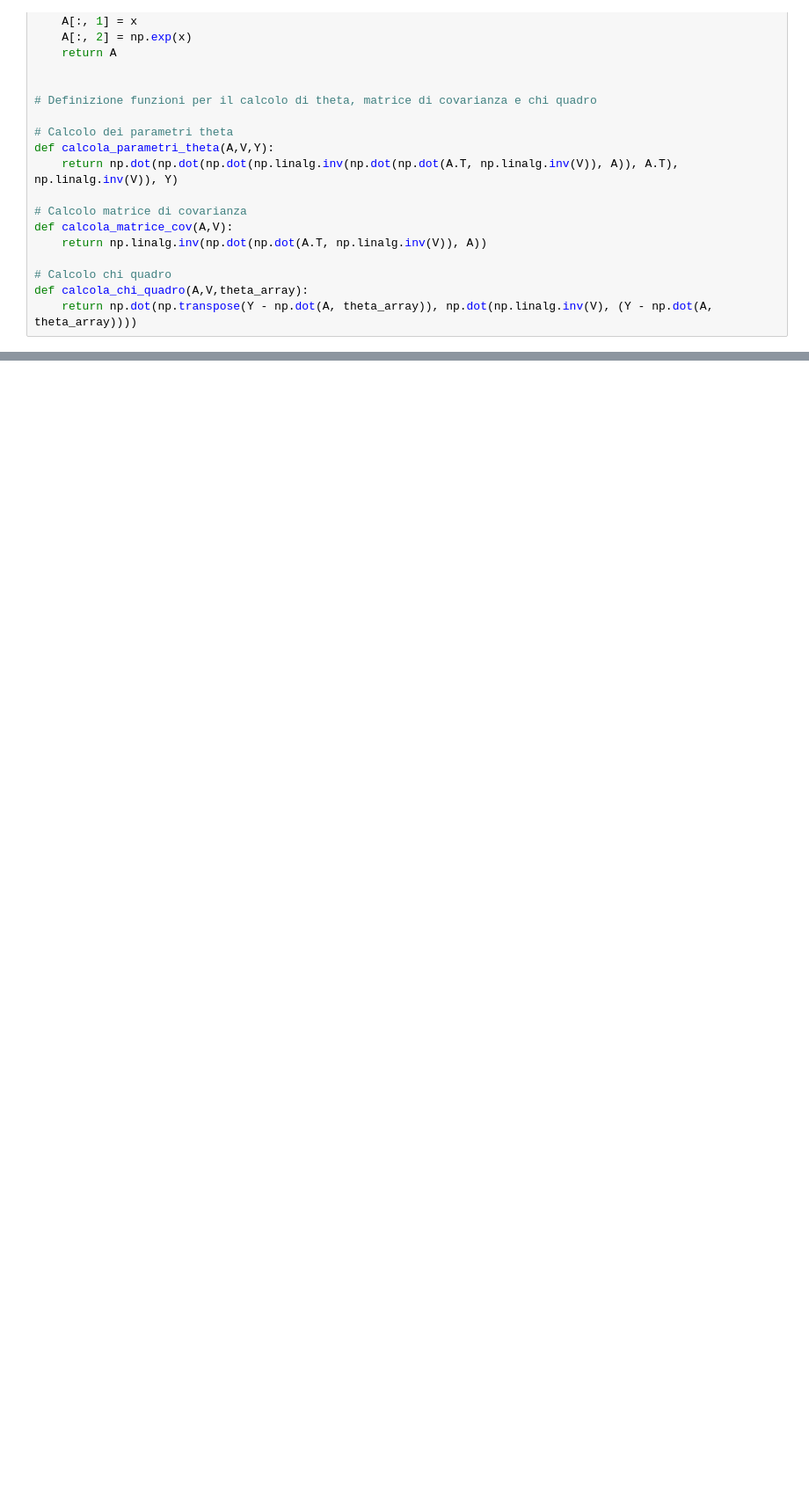
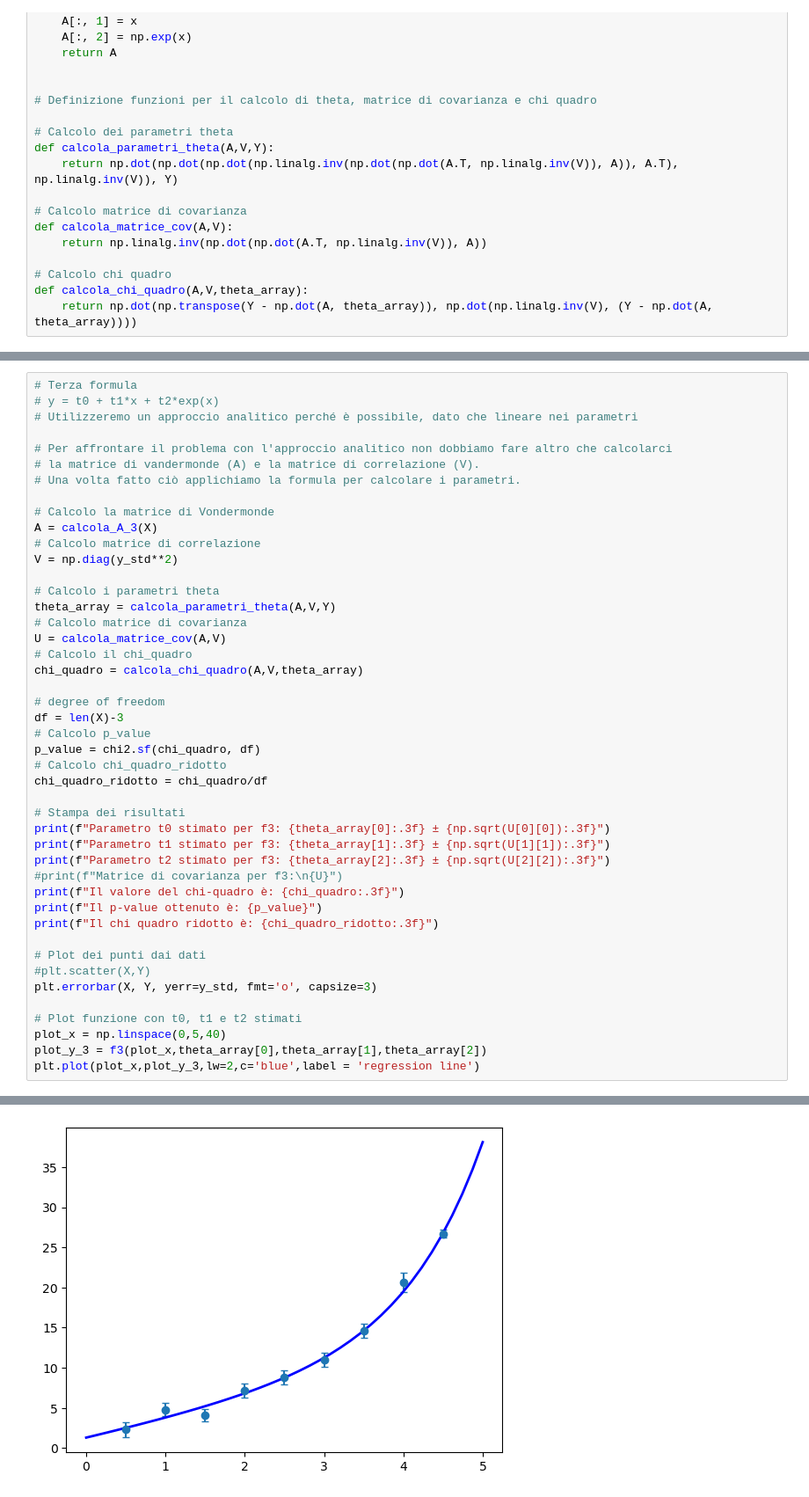
Before and after one commit to Zack9961/ExperimentalDataAnalysis-Projects, a Jupyter notebook: Progetto2_LSM.ipynb, the cells around one changed output, grey strips where cells are left out. Shown at 88% size. Drawn from its saved outputs; the diff is of its cells as text; blank space fills up the shorter version.

Commit message:
Aggiunto calcolo terza funzione e conclusione

```diff
--- a/Progetto2_LSM.ipynb
+++ b/Progetto2_LSM.ipynb
@@ -168,0 +166,46 @@ Il chi quadro ridotto è: 1.520
+# %%
+# Terza formula
+# y = t0 + t1*x + t2*exp(x)
+# Utilizzeremo un approccio analitico perché è possibile, dato che lineare nei parametri
+
+# Per affrontare il problema con l'approccio analitico non dobbiamo fare altro che calcolarci
+# la matrice di vandermonde (A) e la matrice di correlazione (V).
+# Una volta fatto ciò applichiamo la formula per calcolare i parametri.
+
+# Calcolo la matrice di Vondermonde
+A = calcola_A_3(X)
+# Calcolo matrice di correlazione
+V = np.diag(y_std**2)
+
+# Calcolo i parametri theta
+theta_array = calcola_parametri_theta(A,V,Y)
+# Calcolo matrice di covarianza
+U = calcola_matrice_cov(A,V)
+# Calcolo il chi_quadro
+chi_quadro = calcola_chi_quadro(A,V,theta_array)
+
+# degree of freedom
+df = len(X)-3
+# Calcolo p_value
+p_value = chi2.sf(chi_quadro, df)
+# Calcolo chi_quadro_ridotto
+chi_quadro_ridotto = chi_quadro/df
+
+# Stampa dei risultati
+print(f"Parametro t0 stimato per f3: {theta_array[0]:.3f} ± {np.sqrt(U[0][0]):.3f}")
+print(f"Parametro t1 stimato per f3: {theta_array[1]:.3f} ± {np.sqrt(U[1][1]):.3f}")
+print(f"Parametro t2 stimato per f3: {theta_array[2]:.3f} ± {np.sqrt(U[2][2]):.3f}")
+#print(f"Matrice di covarianza per f3:\n{U}")
+print(f"Il valore del chi-quadro è: {chi_quadro:.3f}")
+print(f"Il p-value ottenuto è: {p_value}")
+print(f"Il chi quadro ridotto è: {chi_quadro_ridotto:.3f}")
+
+# Plot dei punti dai dati
+#plt.scatter(X,Y)
+plt.errorbar(X, Y, yerr=y_std, fmt='o', capsize=3)
+
+# Plot funzione con t0, t1 e t2 stimati
+plot_x = np.linspace(0,5,40)
+plot_y_3 = f3(plot_x,theta_array[0],theta_array[1],theta_array[2])
+plt.plot(plot_x,plot_y_3,lw=2,c='blue',label = 'regression line')
+# %% [output]
@@ -168,0 +219 @@ Il chi quadro ridotto è: 1.520
+[figure, added]
```
Also changed, not shown: parts of 5 cells of this notebook, 1 other file.
